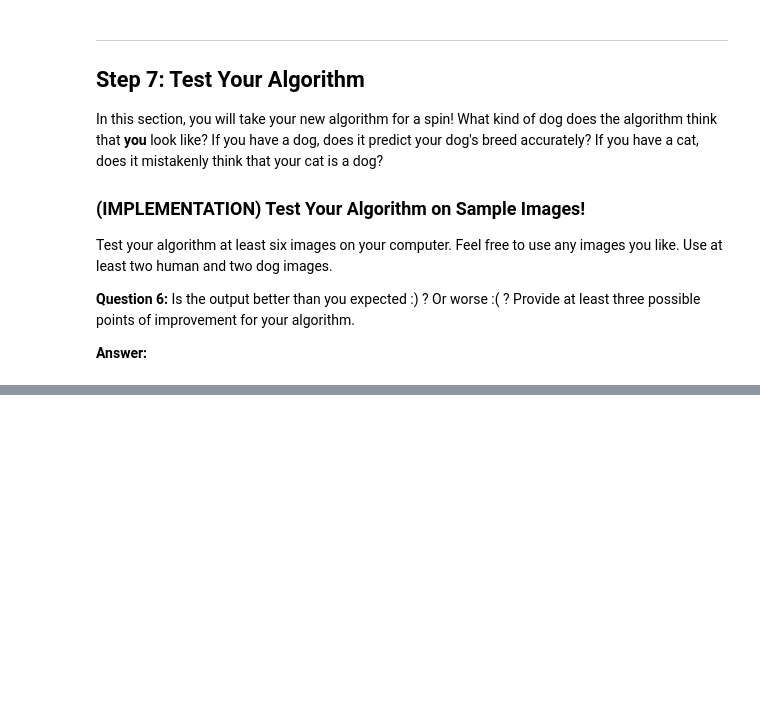
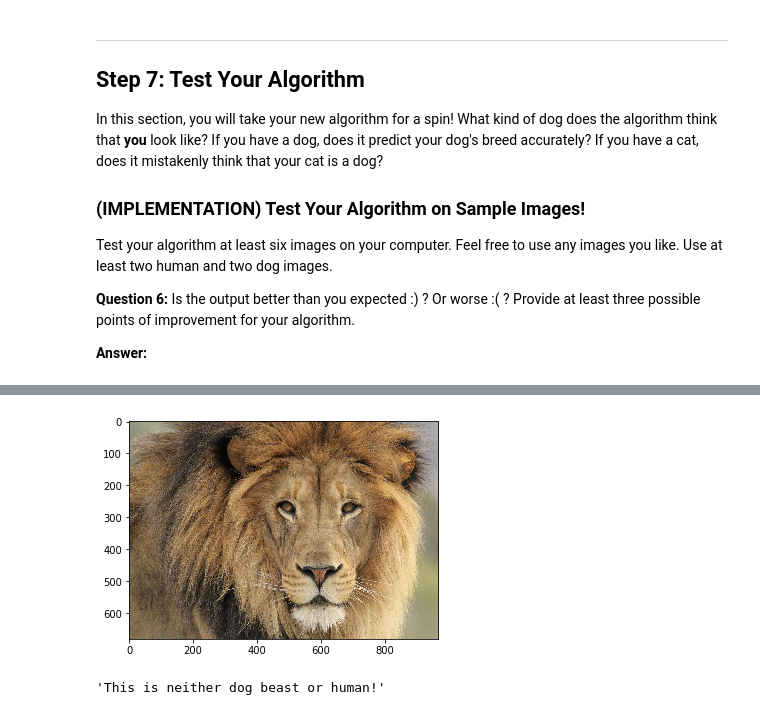
Before and after one commit to dyushu/Dog-Breed-Classifier, a Jupyter notebook: dog_app.ipynb, the cells around one changed output, grey strips where cells are left out. Cells and saved outputs as stored; diff of their text form; code cells hidden in the pictures; blank space fills up the shorter version.

```diff
--- a/dog_app.ipynb
+++ b/dog_app.ipynb
@@ -732,0 +863,5 @@ __Answer:__
+# %%
+predictor(image_list[1])
+# %% [output]
+[figure, added]
+'This is neither dog beast or human!'
```
Also changed, not shown: parts of 23 cells of this notebook.
